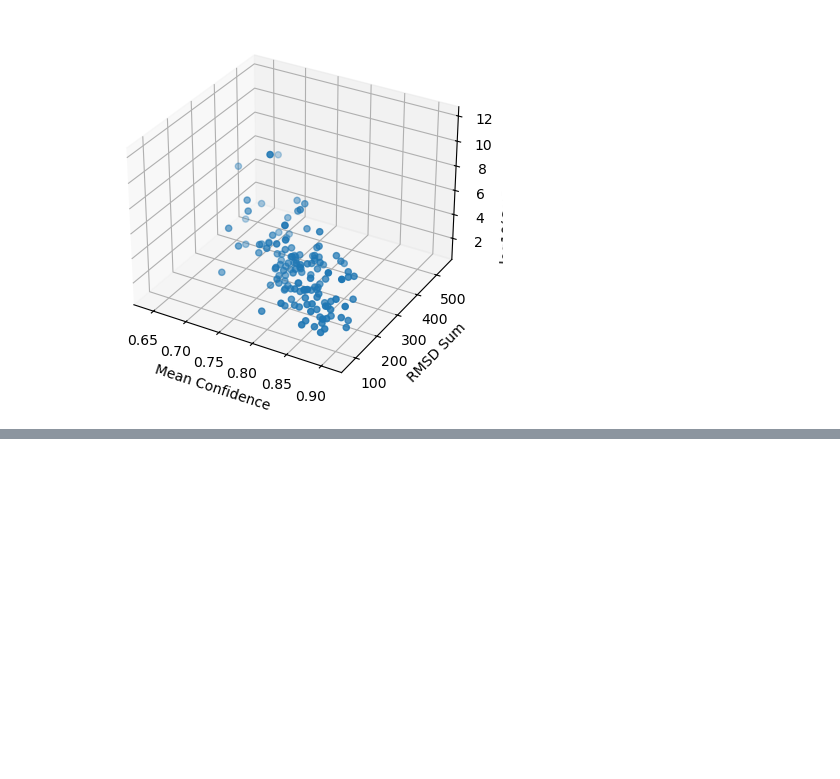
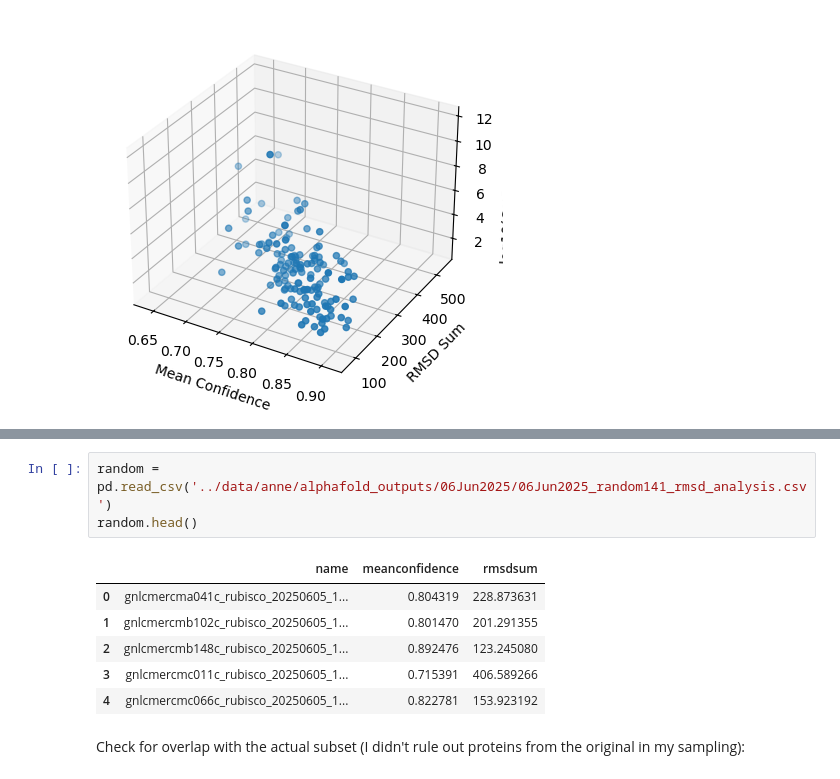
Before and after one commit to photosynthesharpe/alpha-utility, a Jupyter notebook: notebooks/coIP_vs_predicted.ipynb, the cells around one changed output, grey strips where cells are left out. Saved outputs shown, nothing was run; the diff lists cells and outputs as text; blank space fills up the shorter version.

Commit message:
Fix random c.merolae proteins

```diff
--- a/notebooks/coIP_vs_predicted.ipynb
+++ b/notebooks/coIP_vs_predicted.ipynb
@@ -117,0 +121,12 @@ Text(0.5, 0, 'log10(CoIP Fold Change)')
+# %%
+random = pd.read_csv('../data/anne/alphafold_outputs/06Jun2025/06Jun2025_random141_rmsd_analysis.csv')
+random.head()
+# %% [output]
+|  | name | meanconfidence | rmsdsum |
+| 0 | gnlcmercma041c_rubisco_20250605_1... | 0.804319 | 228.873631 |
+| 1 | gnlcmercmb102c_rubisco_20250605_1... | 0.801470 | 201.291355 |
+| 2 | gnlcmercmb148c_rubisco_20250605_1... | 0.892476 | 123.245080 |
+| 3 | gnlcmercmc011c_rubisco_20250605_1... | 0.715391 | 406.589266 |
+| 4 | gnlcmercmc066c_rubisco_20250605_1... | 0.822781 | 153.923192 |
+# %% [markdown]
+Check for overlap with the actual subset (I didn't rule out proteins from the original in my sampling):
```
Also changed, not shown: parts of 4 cells of this notebook, 1 other file.
